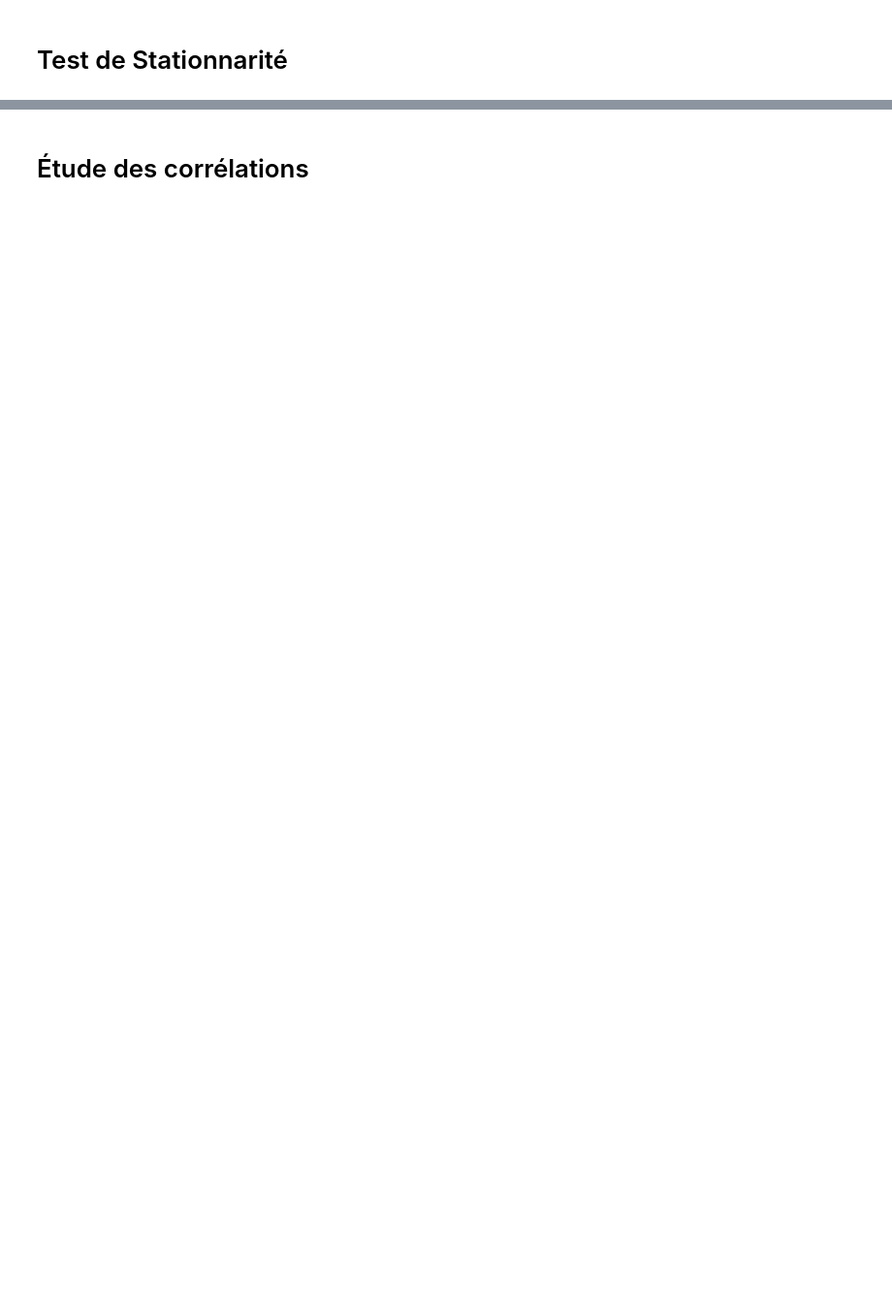
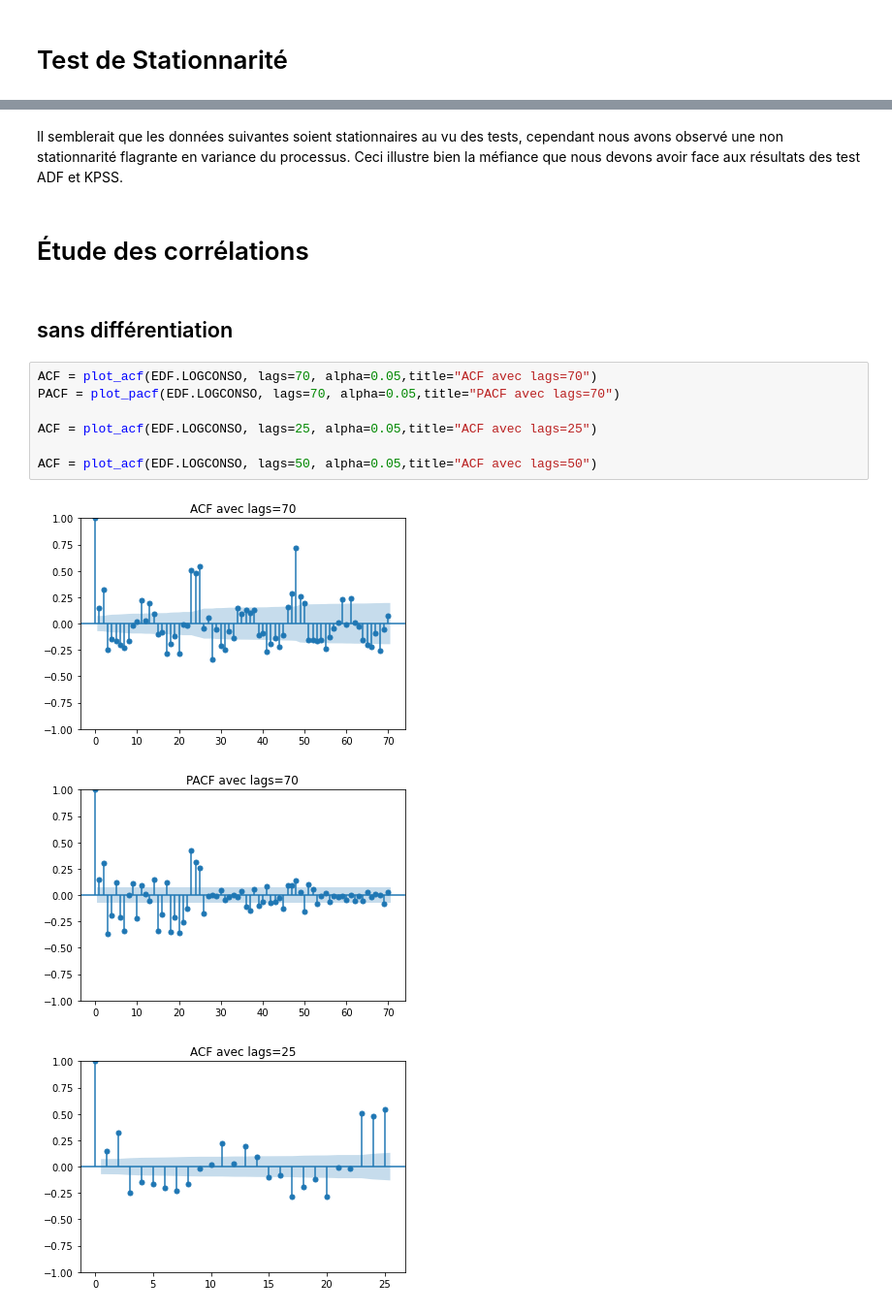
Before and after one commit to Ivanbtz9/Master2_datascience, a Jupyter notebook: Série chronologiques_Proïa/Projet_electricité/first_job.ipynb, the cells around one changed output, grey strips where cells are left out. Shown at 97% size. Cells and saved outputs as stored; diff of their text form; blank space fills up the shorter version.

```diff
--- a/Série chronologiques_Proïa/Projet_electricité/first_job.ipynb
+++ b/Série chronologiques_Proïa/Projet_electricité/first_job.ipynb
@@ -96,2 +154,17 @@ look-up table. The actual p-value is greater than the p-value returned.
+# %% [markdown]
+Il semblerait que les données suivantes soient stationnaires au vu des tests, cependant nous avons observé une non stationnarité flagrante en variance du processus. Ceci illustre bien la méfiance que nous devons avoir face aux résultats des test ADF et KPSS.
 # %% [markdown]
 # Étude des corrélations
+# %% [markdown]
+## sans différentiation
+# %%
+ACF = plot_acf(EDF.LOGCONSO, lags=70, alpha=0.05,title="ACF avec lags=70")
+PACF = plot_pacf(EDF.LOGCONSO, lags=70, alpha=0.05,title="PACF avec lags=70")
+
+ACF = plot_acf(EDF.LOGCONSO, lags=25, alpha=0.05,title="ACF avec lags=25")
+
+ACF = plot_acf(EDF.LOGCONSO, lags=50, alpha=0.05,title="ACF avec lags=50")
+# %% [output]
+[figure, added]
+[figure, added]
+[figure, added]
```
Also changed, not shown: parts of 35 cells of this notebook, 5 other files.
